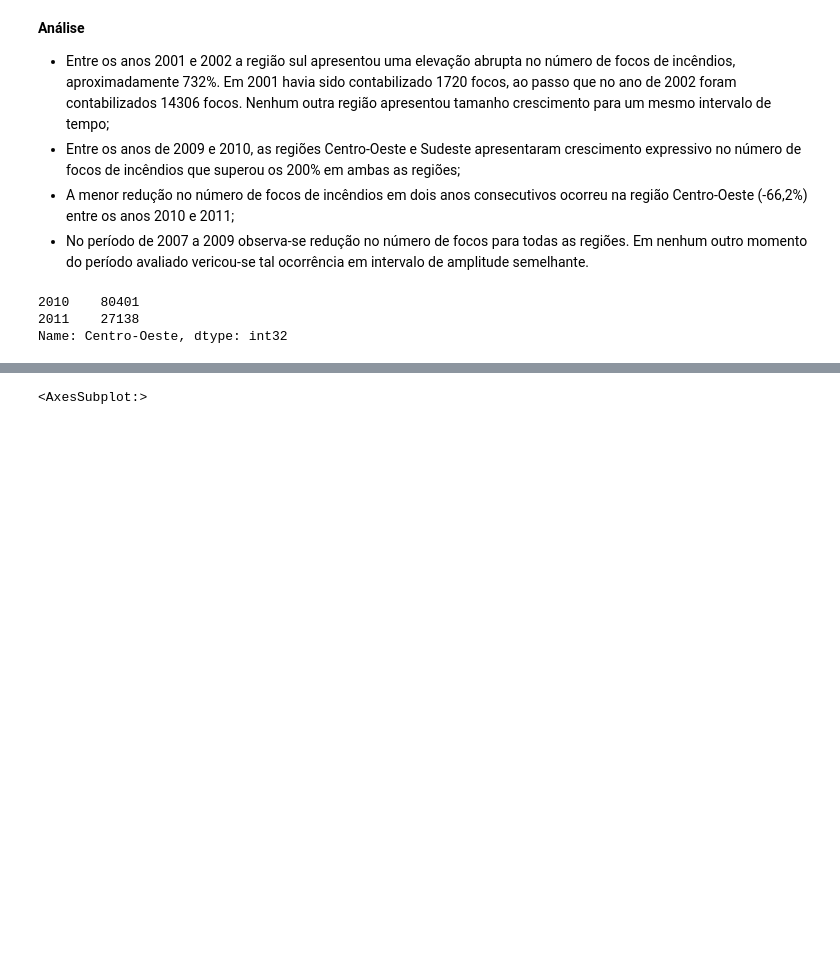
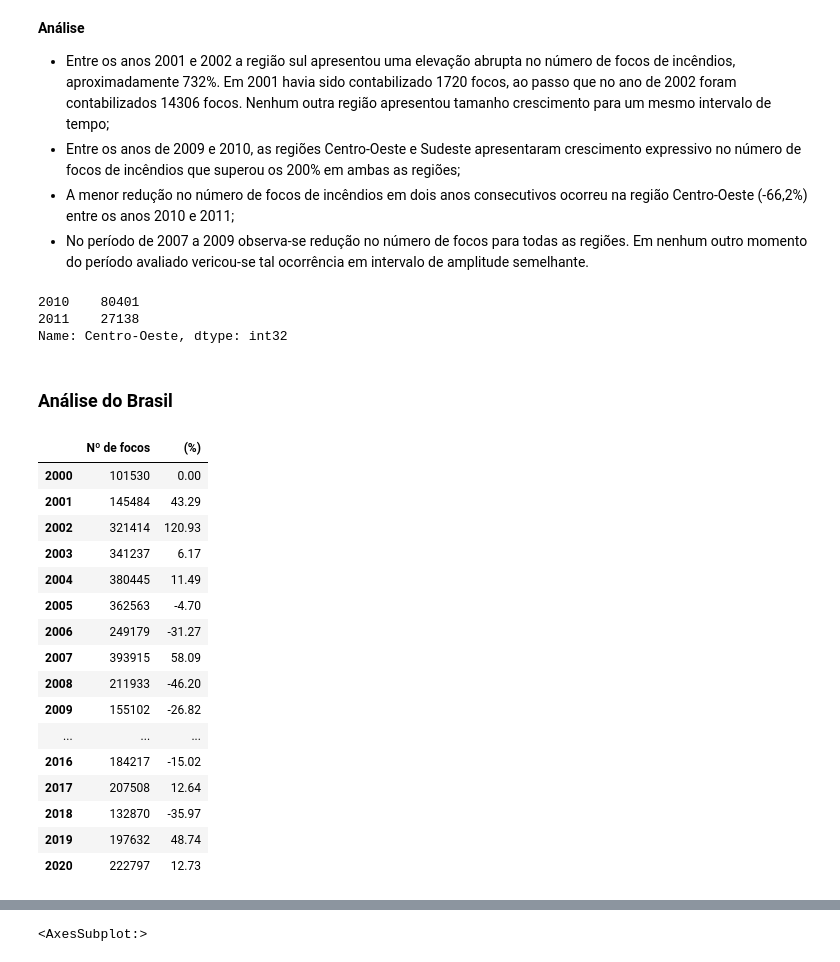
Before and after one commit to wanderson-r-marques/analise-dos-dados-de-queimadas, a Jupyter notebook: analise_geral_entre_regioes.ipynb, the cells around one changed output, grey strips where cells are left out. Saved outputs shown, nothing was run; the diff lists cells and outputs as text; code cells hidden in the pictures; blank space fills up the shorter version.

Commit message:
adiciona df_Brasil e análise ao notebook analise_geral_entre_regioes - adiciona novo paper de referência

```diff
--- a/analise_geral_entre_regioes.ipynb
+++ b/analise_geral_entre_regioes.ipynb
@@ -374,3 +377,36 @@ df_total_focos.loc['Centro-Oeste',[2010,2011]]
 2010    80401
 2011    27138
 Name: Centro-Oeste, dtype: int32
+# %% [markdown]
+### Análise do Brasil
+# %%
+df_brasil = pd.DataFrame(df_total_focos.sum(), columns=['Nº de focos'])
+# %%
+variacao_percentual = [0.0]
+percentual = 0.0
+
+for ano in range(2000,2020,1):
+    percentual = round(100*((df_brasil.loc[ano + 1,'Nº de focos'] - df_brasil.loc[ano,'Nº de focos'])/df_brasil.loc[ano,'Nº de focos']),2)
+    variacao_percentual.append(percentual)
+
+df_brasil['(%)'] = variacao_percentual
+# %%
+df_brasil
+# %% [output]
+|  | Nº de focos | (%) |
+| 2000 | 101530 | 0.00 |
+| 2001 | 145484 | 43.29 |
+| 2002 | 321414 | 120.93 |
+| 2003 | 341237 | 6.17 |
+| 2004 | 380445 | 11.49 |
+| 2005 | 362563 | -4.70 |
+| 2006 | 249179 | -31.27 |
+| 2007 | 393915 | 58.09 |
+| 2008 | 211933 | -46.20 |
+| 2009 | 155102 | -26.82 |
+| ... | ... | ... |
+| 2016 | 184217 | -15.02 |
+| 2017 | 207508 | 12.64 |
+| 2018 | 132870 | -35.97 |
+| 2019 | 197632 | 48.74 |
+| 2020 | 222797 | 12.73 |
```
Also changed, not shown: parts of 10 cells of this notebook, 3 other files.
